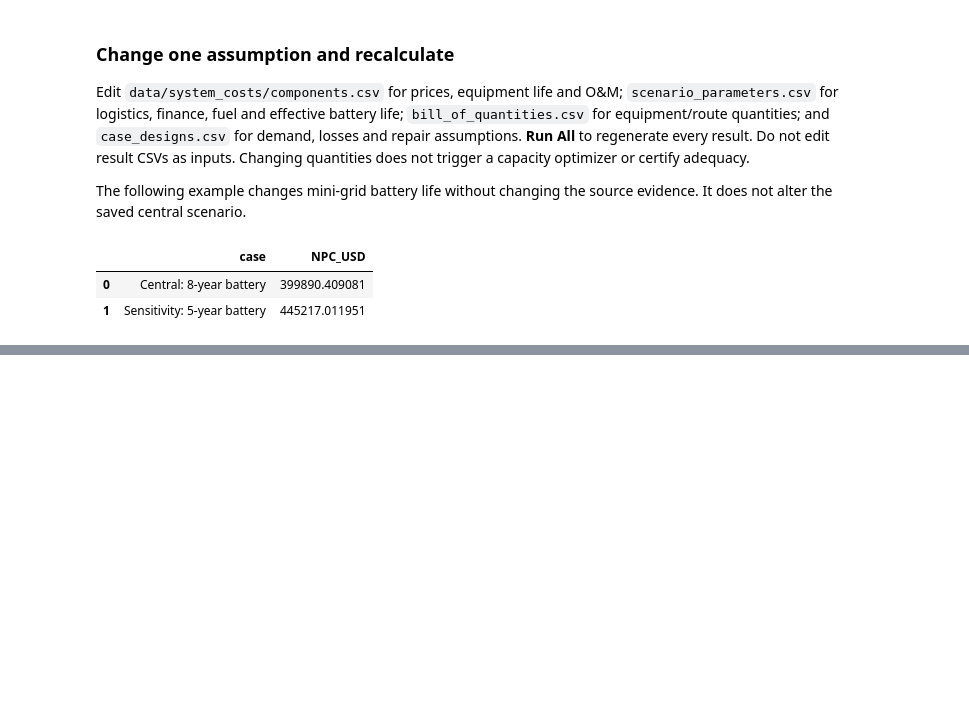
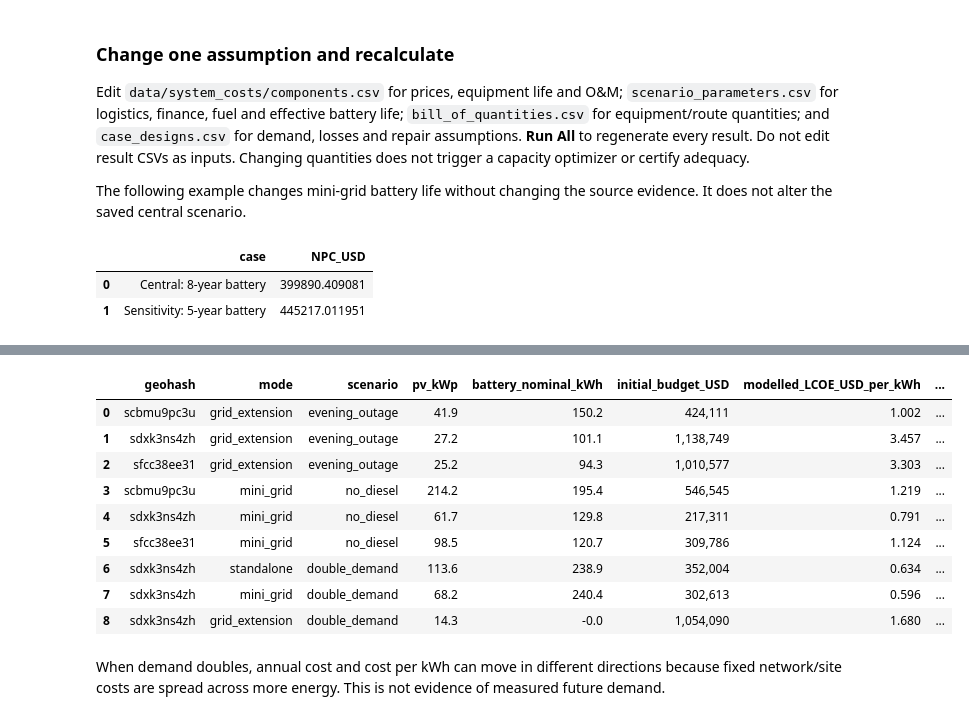
Before and after one commit to Elgenied/pypsa-sudan, a Jupyter notebook: research/system_costs/Sudan_System_Costs.ipynb, the cells around one changed output, grey strips where cells are left out. Saved outputs shown, nothing was run; the diff lists cells and outputs as text; code cells hidden in the pictures; blank space fills up the shorter version.

```diff
--- a/research/system_costs/Sudan_System_Costs.ipynb
+++ b/research/system_costs/Sudan_System_Costs.ipynb
@@ -397,0 +527,34 @@ At the central fuel assumptions, diesel's simple variable electric-output cost i
+# %%
+stress=pilot.query("scenario!='base'").copy()
+refs=base_pilot[['geohash','mode','equivalent_annual_cost_USD','modelled_LCOE_USD_per_kWh']].rename(columns={
+     'equivalent_annual_cost_USD':'base_annual_cost','modelled_LCOE_USD_per_kWh':'base_LCOE'})
+stress=stress.merge(refs,on=['geohash','mode'],validate='many_to_one')
+stress['annual_cost_change_percent']=100*(stress.equivalent_annual_cost_USD/stress.base_annual_cost-1)
+display(stress[['geohash','mode','scenario','pv_kWp','battery_nominal_kWh','initial_budget_USD',
+                'modelled_LCOE_USD_per_kWh','annual_cost_change_percent']].style.format({
+                 'pv_kWp':'{:.1f}','battery_nominal_kWh':'{:.1f}','initial_budget_USD':'{:,.0f}',
+                 'modelled_LCOE_USD_per_kWh':'{:.3f}','annual_cost_change_percent':'{:.1f}'}))
+display(Markdown('When demand doubles, annual cost and cost per kWh can move in different directions because fixed network/site costs are spread across more energy. This is not evidence of measured future demand.'))
+
+near=sites.query("pilot_type=='near_grid'").iloc[0].geohash
+compact=sites.query("pilot_type=='remote_dense'").iloc[0].geohash
+def pilot_price(sid,mode,scenario):
+    return pilot.query('geohash==@sid and mode==@mode and scenario==@scenario').iloc[0].modelled_LCOE_USD_per_kWh
+display(Markdown(f"""**What this run teaches us:**
+
+- At the near-grid cluster, grid supply costs **${pilot_price(near,'grid_extension','base'):.2f}/kWh** with the assumed continuous upstream service, increasing to **${pilot_price(near,'grid_extension','evening_outage'):.2f}/kWh** with evening interruptions. Standalone supply is **${pilot_price(near,'standalone','base'):.2f}/kWh**. Distance alone is therefore insufficient to choose a connection.
+- At the compact cluster, the base mini-grid costs **${pilot_price(compact,'mini_grid','base'):.2f}/kWh**, versus **${pilot_price(compact,'standalone','base'):.2f}/kWh** for standalone. At double demand these become **${pilot_price(compact,'mini_grid','double_demand'):.2f}** and **${pilot_price(compact,'standalone','double_demand'):.2f}/kWh**. Demand assumptions can change the preferred architecture.
+- These are conditional model responses. The study has not measured either location's real outage pattern, demand, customer count or quoted system costs.
+"""))
+# %% [output]
+|  | geohash | mode | scenario | pv_kWp | battery_nominal_kWh | initial_budget_USD | modelled_LCOE_USD_per_kWh | ... |
+| 0 | scbmu9pc3u | grid_extension | evening_outage | 41.9 | 150.2 | 424,111 | 1.002 | ... |
+| 1 | sdxk3ns4zh | grid_extension | evening_outage | 27.2 | 101.1 | 1,138,749 | 3.457 | ... |
+| 2 | sfcc38ee31 | grid_extension | evening_outage | 25.2 | 94.3 | 1,010,577 | 3.303 | ... |
+| 3 | scbmu9pc3u | mini_grid | no_diesel | 214.2 | 195.4 | 546,545 | 1.219 | ... |
+| 4 | sdxk3ns4zh | mini_grid | no_diesel | 61.7 | 129.8 | 217,311 | 0.791 | ... |
+| 5 | sfcc38ee31 | mini_grid | no_diesel | 98.5 | 120.7 | 309,786 | 1.124 | ... |
+| 6 | sdxk3ns4zh | standalone | double_demand | 113.6 | 238.9 | 352,004 | 0.634 | ... |
+| 7 | sdxk3ns4zh | mini_grid | double_demand | 68.2 | 240.4 | 302,613 | 0.596 | ... |
+| 8 | sdxk3ns4zh | grid_extension | double_demand | 14.3 | -0.0 | 1,054,090 | 1.680 | ... |
+When demand doubles, annual cost and cost per kWh can move in different directions because fixed network/site costs are spread across more energy. This is not evidence of measured future demand.
```
Also changed, not shown: parts of 13 cells of this notebook, 49 other files.
